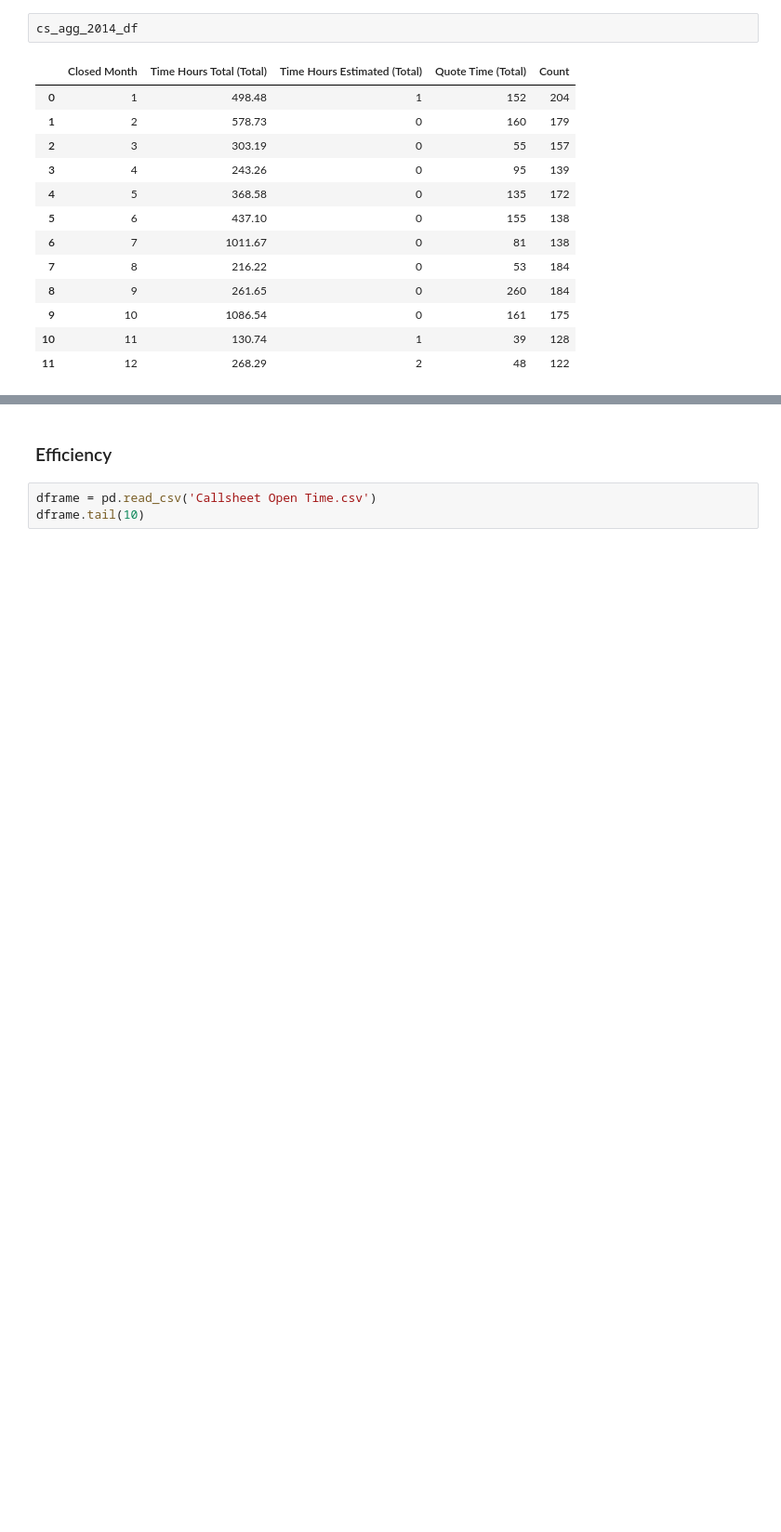
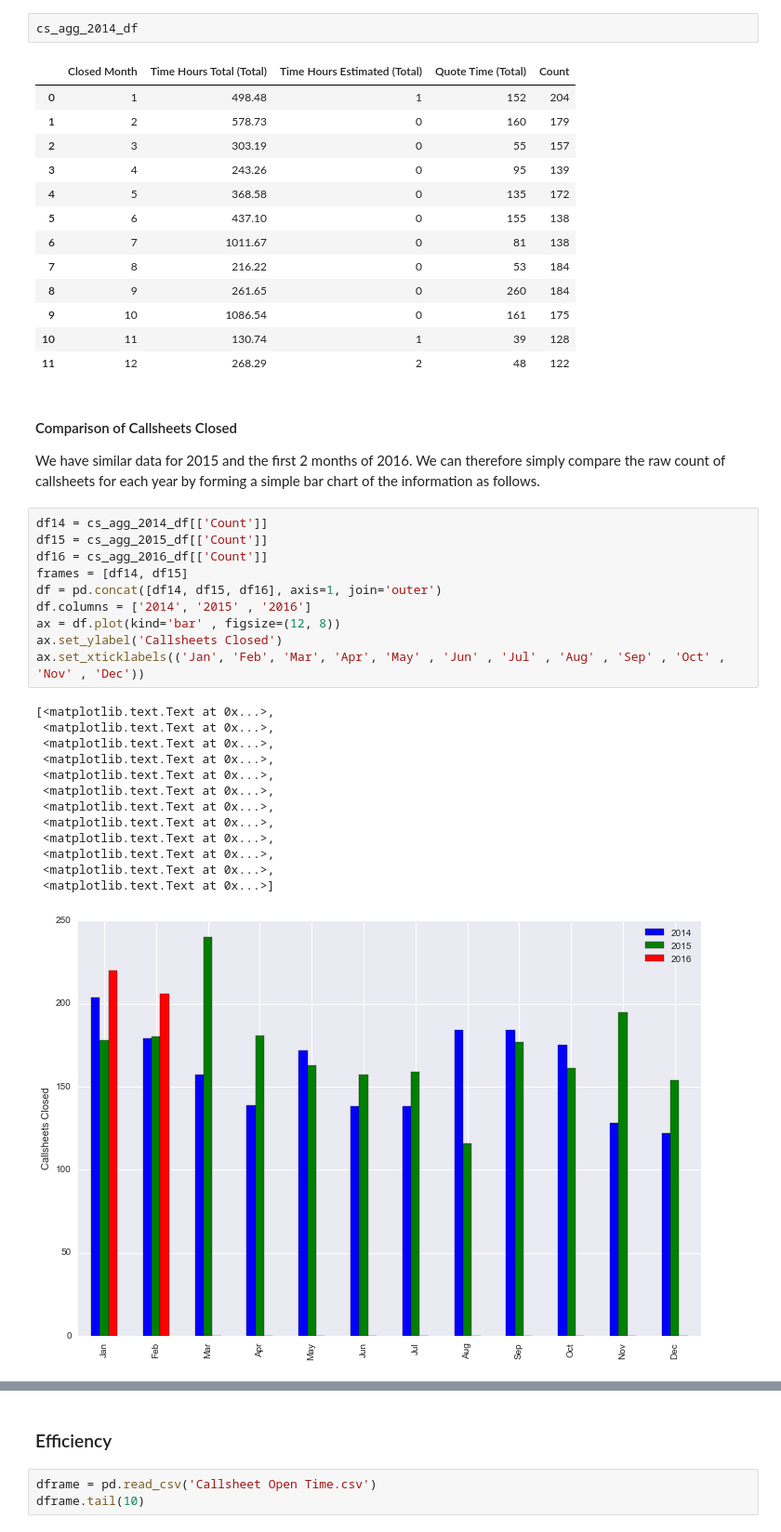
Before and after one commit to mikebywater/notebooks, a Jupyter notebook: Board Meeting 2016-02-25/Callsheet Analysis .ipynb, the cells around one changed output, grey strips where cells are left out. Shown at 93% size. Drawn from its saved outputs; the diff is of its cells as text; blank space fills up the shorter version.

```diff
--- a/Board Meeting 2016-02-25/Callsheet Analysis .ipynb
+++ b/Board Meeting 2016-02-25/Callsheet Analysis .ipynb
@@ -53,3 +53,30 @@ cs_agg_2014_df
 | 9 | 10 | 1086.54 | 0 | 161 | 175 |
 | 10 | 11 | 130.74 | 1 | 39 | 128 |
 | 11 | 12 | 268.29 | 2 | 48 | 122 |
+# %% [markdown]
+#### Comparison of Callsheets Closed
+We have similar data for 2015 and the first 2 months of 2016.  We can therefore simply compare the raw count of callsheets for each year by forming a simple bar chart of the information as follows.
+# %%
+df14 = cs_agg_2014_df[['Count']]
+df15 = cs_agg_2015_df[['Count']]
+df16 = cs_agg_2016_df[['Count']]
+frames = [df14, df15]
+df = pd.concat([df14, df15, df16], axis=1, join='outer')
+df.columns = ['2014', '2015' , '2016']
+ax = df.plot(kind='bar' , figsize=(12, 8))
+ax.set_ylabel('Callsheets Closed')
+ax.set_xticklabels(('Jan', 'Feb', 'Mar', 'Apr', 'May' , 'Jun' , 'Jul' , 'Aug' , 'Sep' , 'Oct' , 'Nov' , 'Dec'))
+# %% [output]
+[<matplotlib.text.Text at 0x...>,
+ <matplotlib.text.Text at 0x...>,
+ <matplotlib.text.Text at 0x...>,
+ <matplotlib.text.Text at 0x...>,
+ <matplotlib.text.Text at 0x...>,
+ <matplotlib.text.Text at 0x...>,
+ <matplotlib.text.Text at 0x...>,
+ <matplotlib.text.Text at 0x...>,
+ <matplotlib.text.Text at 0x...>,
+ <matplotlib.text.Text at 0x...>,
+ <matplotlib.text.Text at 0x...>,
+ <matplotlib.text.Text at 0x...>]
+[figure, added]
```
Also changed, not shown: parts of 5 cells of this notebook.
